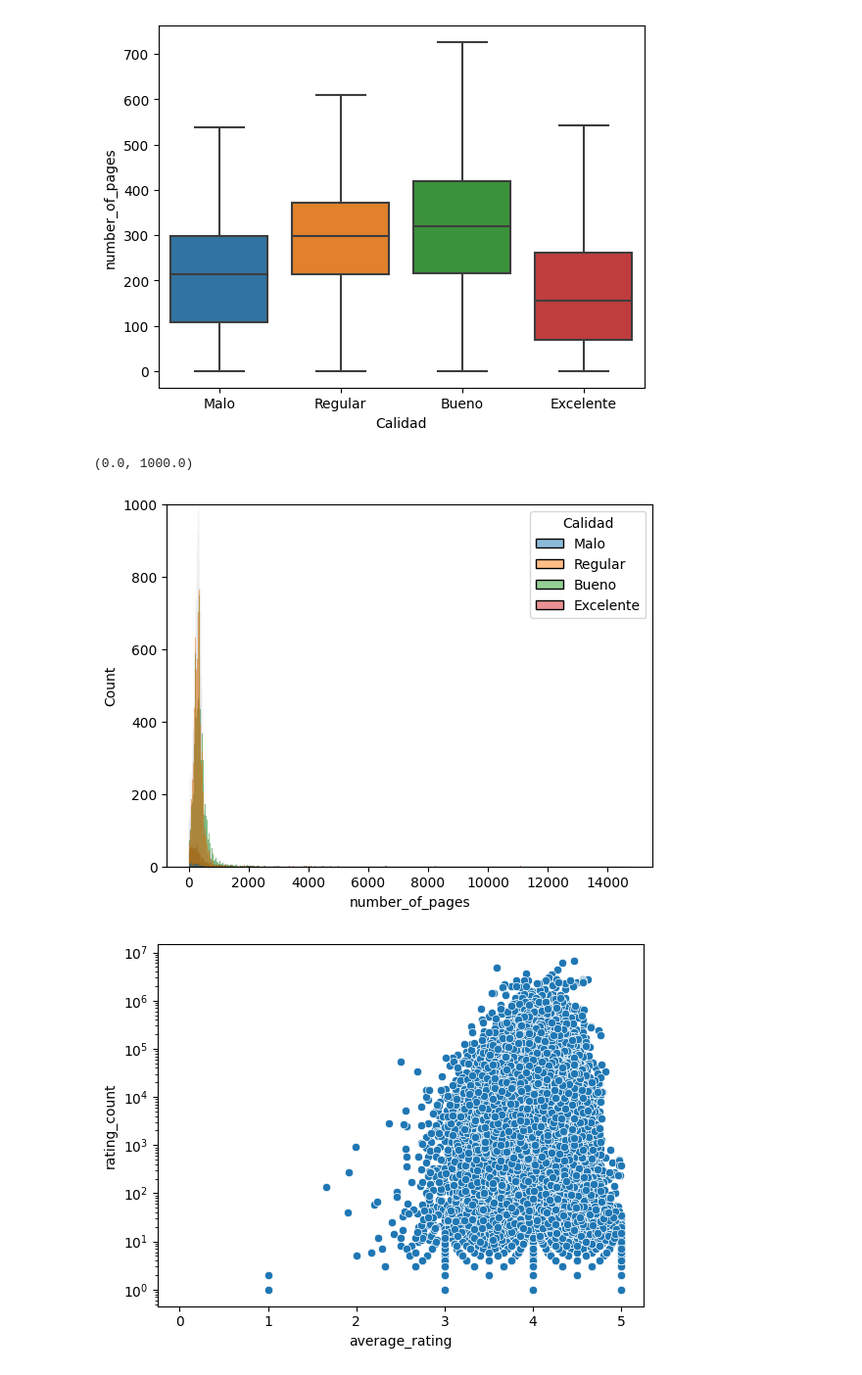
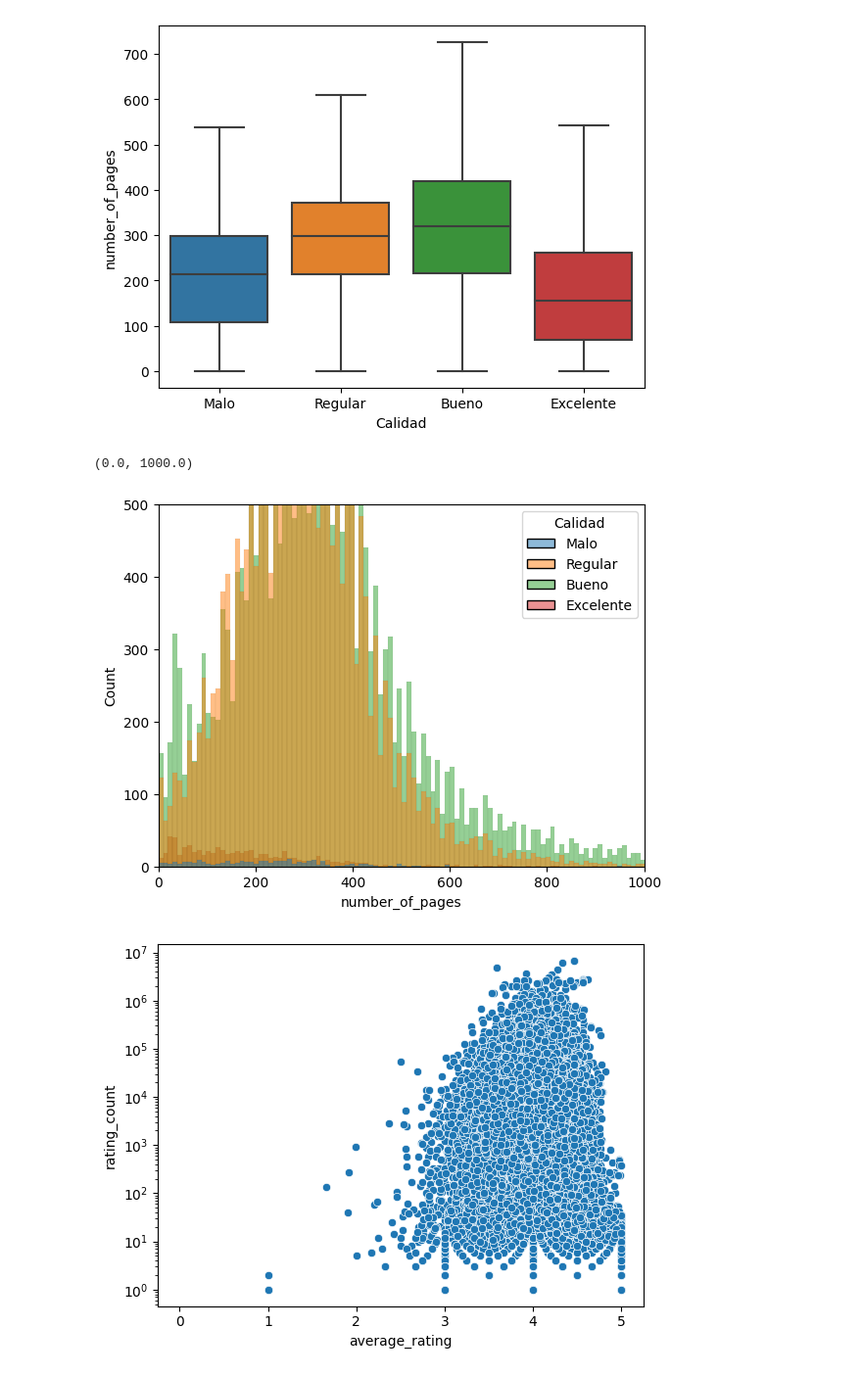
Before and after one commit to IonatanPerez/Aprender_Programando_2023, a Jupyter notebook: Compartido/Trabajos Grupales/Grupo 3-Cultura.ipynb, the cells around one changed output. Shown: that part at 98% size. Cells and saved outputs as stored; diff of their text form; code cells hidden in the pictures.

```diff
--- a/Compartido/Trabajos Grupales/Grupo 3-Cultura.ipynb
+++ b/Compartido/Trabajos Grupales/Grupo 3-Cultura.ipynb
@@ -94,4 +97,4 @@ Mounted at /content/drive
 # %%
-data = pandas.read_csv("/content/drive/MyDrive/goodreads_books - goodreads_books.csv.csv", sep= ",")
+data = pandas.read_csv("goodreads_books.csv.csv", sep=",")
 # %%
 data
@@ -158,10 +160,11 @@ sns.boxplot(data = data, y = 'number_of_pages', x = 'Calidad',  showfliers=False
 [figure]
 # %%
 ax = sns.histplot(data = data, x = 'number_of_pages', hue='Calidad')
-ax.set_ylim(0,1000)
+ax.set_ylim(0,500)
+ax.set_xlim(0,1000)
 # %% [output]
 (0.0, 1000.0)
-[figure, old version]
+[figure, new version]
 # %%
 g = sns.scatterplot(data = data, x = 'average_rating', y = 'rating_count')
 g.set_yscale('log')
```
Also changed, not shown: parts of 26 cells of this notebook, 10 other files.
